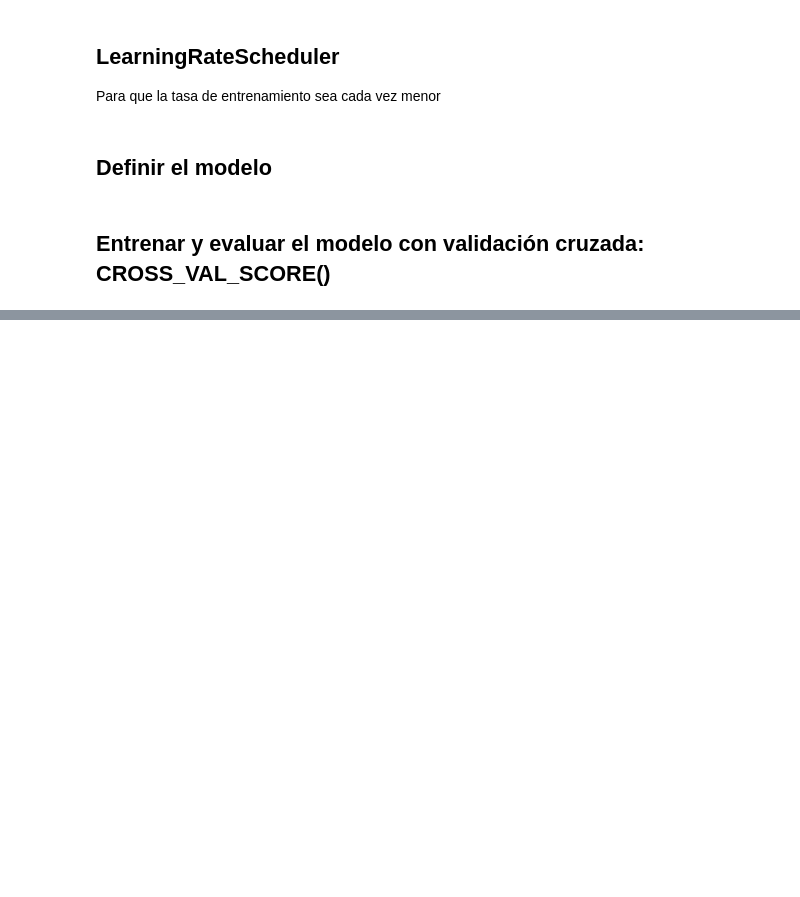
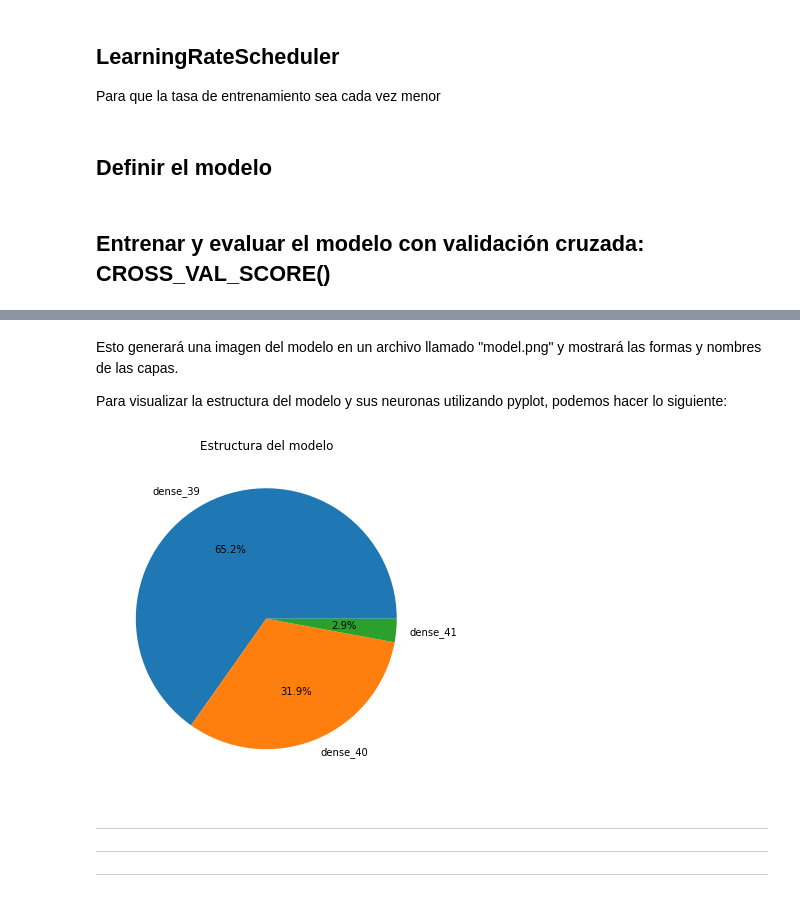
Before and after one commit to Adfermar/PIA_PUBLIC, a Jupyter notebook: churn_red_neuronal_v02.ipynb, the cells around one changed output, grey strips where cells are left out. Cells and saved outputs as stored; diff of their text form; code cells hidden in the pictures; blank space fills up the shorter version.

```diff
--- a/churn_red_neuronal_v02.ipynb
+++ b/churn_red_neuronal_v02.ipynb
@@ -904,0 +789,31 @@ Baseline: 74.43% (3.46%)
+# %% [markdown]
+Esto generará una imagen del modelo en un archivo llamado "model.png" y mostrará las formas y nombres de las capas.
+
+Para visualizar la estructura del modelo y sus neuronas utilizando pyplot, podemos hacer lo siguiente:
+# %%
+import matplotlib.pyplot as plt
+
+# Obtener la estructura del modelo
+model_layers = [layer.output for layer in model.layers]
+layer_names = [layer.name for layer in model.layers]
+
+# Crear el diagrama
+fig, ax = plt.subplots(figsize=(12, 6))
+ax.set_title('Estructura del modelo')
+ax.axis('off')
+_ = plt.pie([layer.shape[-1] for layer in model_layers], labels=layer_names, autopct='%1.1f%%')
+plt.show()
+# %% [output]
+[figure, added]
+# %% [markdown]
+
+
+---
+
+
+
+---
+
+
+
+---
```
Also changed, not shown: parts of 47 cells of this notebook.
